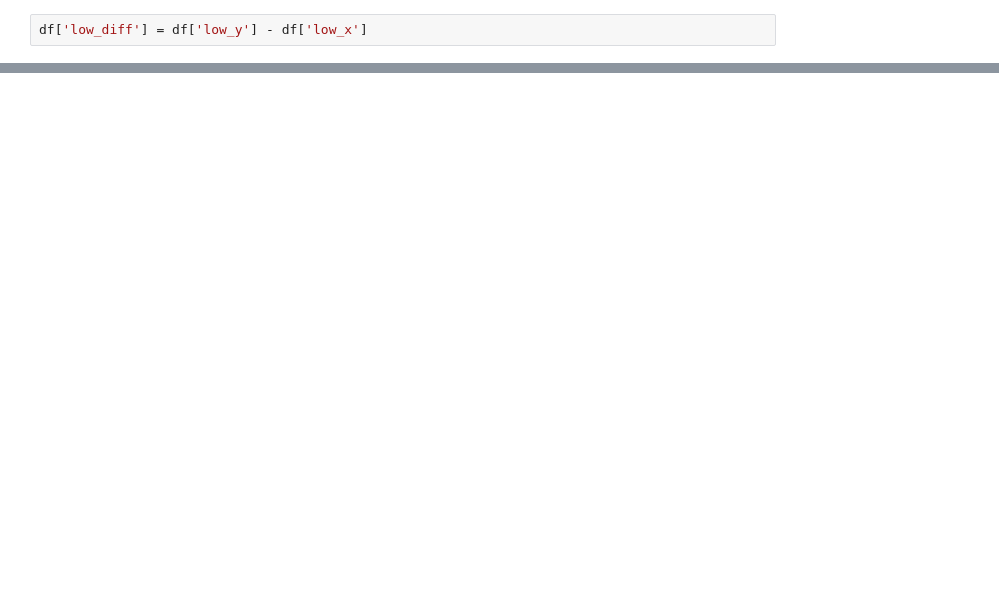
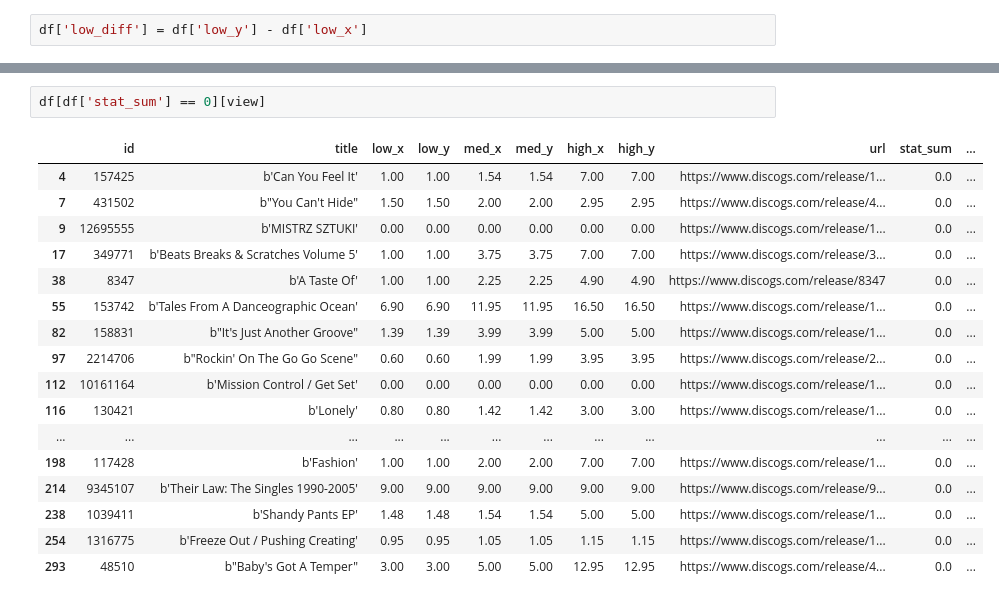
Before and after one commit to jrezmo/discogs_collection_review, a Jupyter notebook: compare.ipynb, the cells around one changed output, grey strips where cells are left out. Saved outputs shown, nothing was run; the diff lists cells and outputs as text; blank space fills up the shorter version.

```diff
--- a/compare.ipynb
+++ b/compare.ipynb
@@ -136,0 +171,20 @@ df.sort_values(by='stat_sum', ascending=False)[view]
+# %%
+df[df['stat_sum'] == 0][view]
+# %% [output]
+|  | id | title | low_x | low_y | med_x | med_y | high_x | high_y | url | stat_sum | ... |
+| 4 | 157425 | b'Can You Feel It' | 1.00 | 1.00 | 1.54 | 1.54 | 7.00 | 7.00 | https://www.discogs.com/release/1... | 0.0 | ... |
+| 7 | 431502 | b"You Can't Hide" | 1.50 | 1.50 | 2.00 | 2.00 | 2.95 | 2.95 | https://www.discogs.com/release/4... | 0.0 | ... |
+| 9 | 12695555 | b'MISTRZ SZTUKI' | 0.00 | 0.00 | 0.00 | 0.00 | 0.00 | 0.00 | https://www.discogs.com/release/1... | 0.0 | ... |
+| 17 | 349771 | b'Beats Breaks & Scratches Volume 5' | 1.00 | 1.00 | 3.75 | 3.75 | 7.00 | 7.00 | https://www.discogs.com/release/3... | 0.0 | ... |
+| 38 | 8347 | b'A Taste Of' | 1.00 | 1.00 | 2.25 | 2.25 | 4.90 | 4.90 | https://www.discogs.com/release/8347 | 0.0 | ... |
+| 55 | 153742 | b'Tales From A Danceographic Ocean' | 6.90 | 6.90 | 11.95 | 11.95 | 16.50 | 16.50 | https://www.discogs.com/release/1... | 0.0 | ... |
+| 82 | 158831 | b"It's Just Another Groove" | 1.39 | 1.39 | 3.99 | 3.99 | 5.00 | 5.00 | https://www.discogs.com/release/1... | 0.0 | ... |
+| 97 | 2214706 | b"Rockin' On The Go Go Scene" | 0.60 | 0.60 | 1.99 | 1.99 | 3.95 | 3.95 | https://www.discogs.com/release/2... | 0.0 | ... |
+| 112 | 10161164 | b'Mission Control / Get Set' | 0.00 | 0.00 | 0.00 | 0.00 | 0.00 | 0.00 | https://www.discogs.com/release/1... | 0.0 | ... |
+| 116 | 130421 | b'Lonely' | 0.80 | 0.80 | 1.42 | 1.42 | 3.00 | 3.00 | https://www.discogs.com/release/1... | 0.0 | ... |
+| ... | ... | ... | ... | ... | ... | ... | ... | ... | ... | ... | ... |
+| 198 | 117428 | b'Fashion' | 1.00 | 1.00 | 2.00 | 2.00 | 7.00 | 7.00 | https://www.discogs.com/release/1... | 0.0 | ... |
+| 214 | 9345107 | b'Their Law: The Singles 1990-2005' | 9.00 | 9.00 | 9.00 | 9.00 | 9.00 | 9.00 | https://www.discogs.com/release/9... | 0.0 | ... |
+| 238 | 1039411 | b'Shandy Pants EP' | 1.48 | 1.48 | 1.54 | 1.54 | 5.00 | 5.00 | https://www.discogs.com/release/1... | 0.0 | ... |
+| 254 | 1316775 | b'Freeze Out / Pushing Creating' | 0.95 | 0.95 | 1.05 | 1.05 | 1.15 | 1.15 | https://www.discogs.com/release/1... | 0.0 | ... |
+| 293 | 48510 | b"Baby's Got A Temper" | 3.00 | 3.00 | 5.00 | 5.00 | 12.95 | 12.95 | https://www.discogs.com/release/4... | 0.0 | ... |
```
Also changed, not shown: parts of 18 cells of this notebook.
